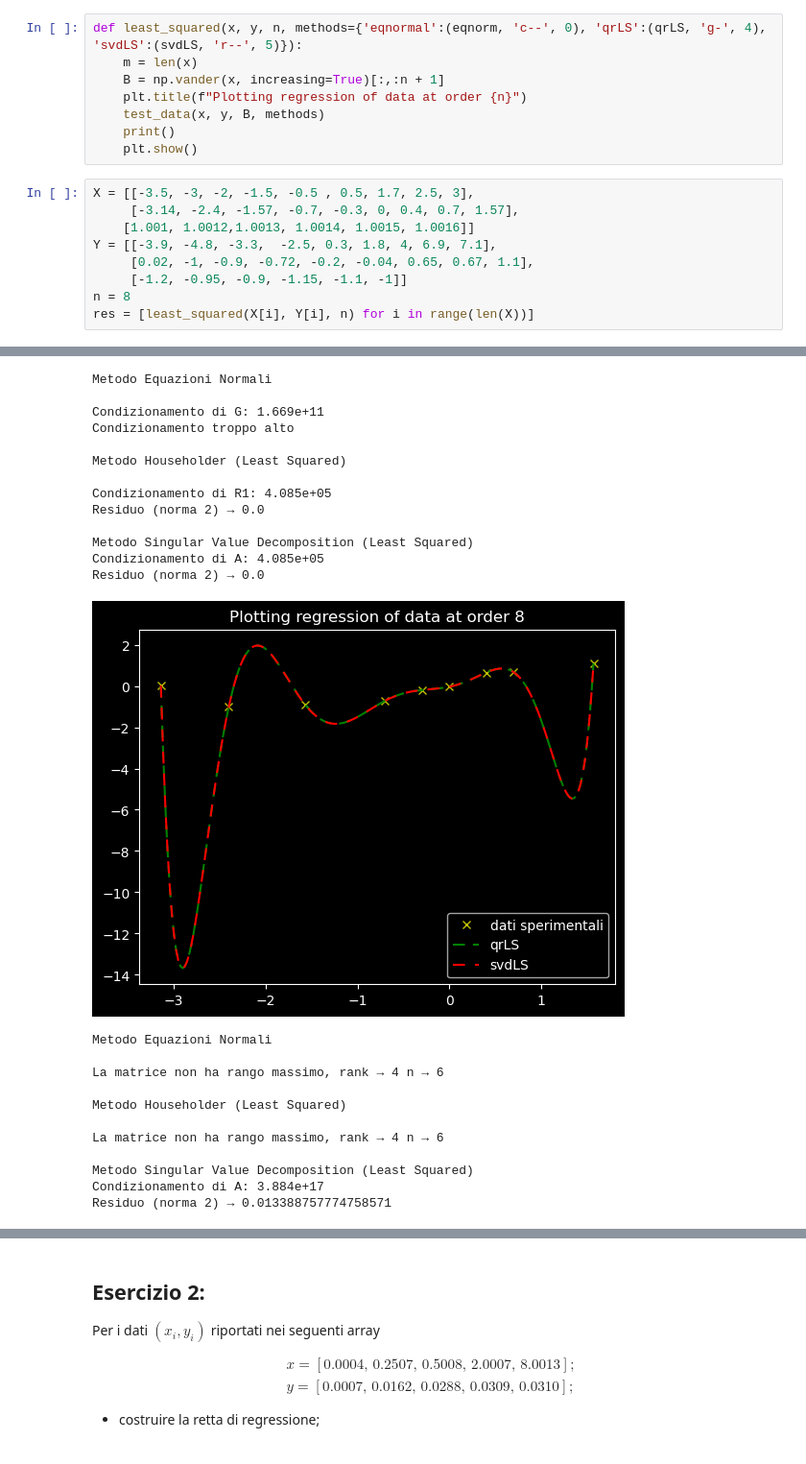
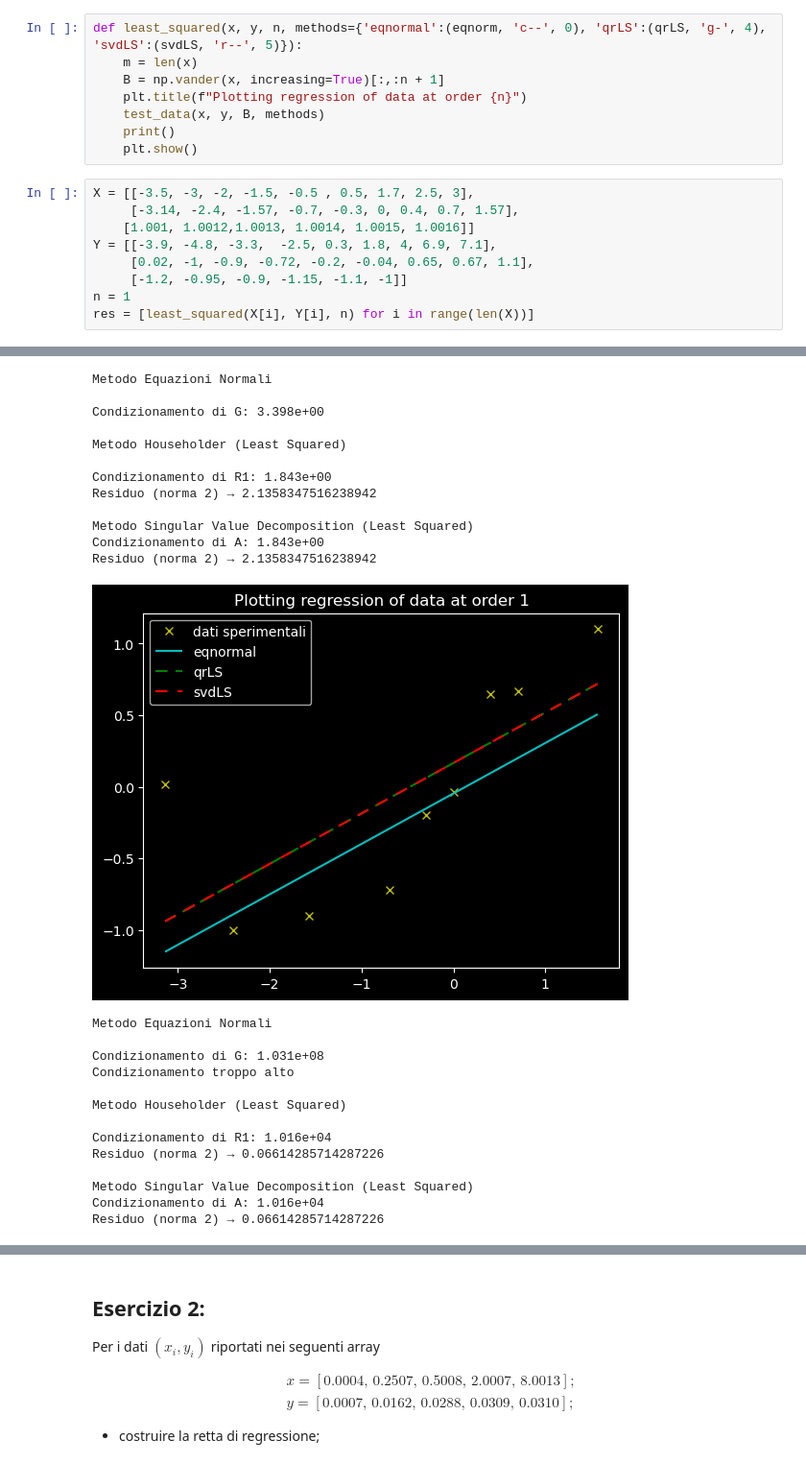
Before and after one commit to KeegTheBoi/metodi_numerici_es, a Jupyter notebook: Lecture 10/ESercitazione_10.ipynb, the cells around one changed output, grey strips where cells are left out. Shown: that part at 96% size. Saved outputs shown, nothing was run; the diff lists cells and outputs as text.

```diff
--- a/Lecture 10/ESercitazione_10.ipynb
+++ b/Lecture 10/ESercitazione_10.ipynb
@@ -150,7 +150,7 @@ X = [[-3.5, -3, -2, -1.5, -0.5 , 0.5, 1.7, 2.5, 3],
 Y = [[-3.9, -4.8, -3.3,  -2.5, 0.3, 1.8, 4, 6.9, 7.1],
      [0.02, -1, -0.9, -0.72, -0.2, -0.04, 0.65, 0.67, 1.1],
      [-1.2, -0.95, -0.9, -1.15, -1.1, -1]]
-n = 8
+n = 1
 res = [least_squared(X[i], Y[i], n) for i in range(len(X))]
 # %% [output]
 Metodo Equazioni Normali
@@ -170,25 +169,26 @@ Residuo (norma 2) → 0.0
 Metodo Equazioni Normali
 
-Condizionamento di G: 1.669e+11
-Condizionamento troppo alto
+Condizionamento di G: 3.398e+00
 
 Metodo Householder (Least Squared)
 
-Condizionamento di R1: 4.085e+05
-Residuo (norma 2) → 0.0
+Condizionamento di R1: 1.843e+00
+Residuo (norma 2) → 2.1358347516238942
 
 Metodo Singular Value Decomposition (Least Squared)
-Condizionamento di A: 4.085e+05
-Residuo (norma 2) → 0.0
+Condizionamento di A: 1.843e+00
+Residuo (norma 2) → 2.1358347516238942
-[figure, old version]
+[figure, new version]
 Metodo Equazioni Normali
 
-La matrice non ha rango massimo, rank → 4 n → 6
+Condizionamento di G: 1.031e+08
+Condizionamento troppo alto
 
 Metodo Householder (Least Squared)
 
-La matrice non ha rango massimo, rank → 4 n → 6
+Condizionamento di R1: 1.016e+04
+Residuo (norma 2) → 0.06614285714287226
 
 Metodo Singular Value Decomposition (Least Squared)
-Condizionamento di A: 3.884e+17
-Residuo (norma 2) → 0.013388757774758571
+Condizionamento di A: 1.016e+04
+Residuo (norma 2) → 0.06614285714287226
```
Also changed, not shown: parts of 4 cells of this notebook, 12 other files.
